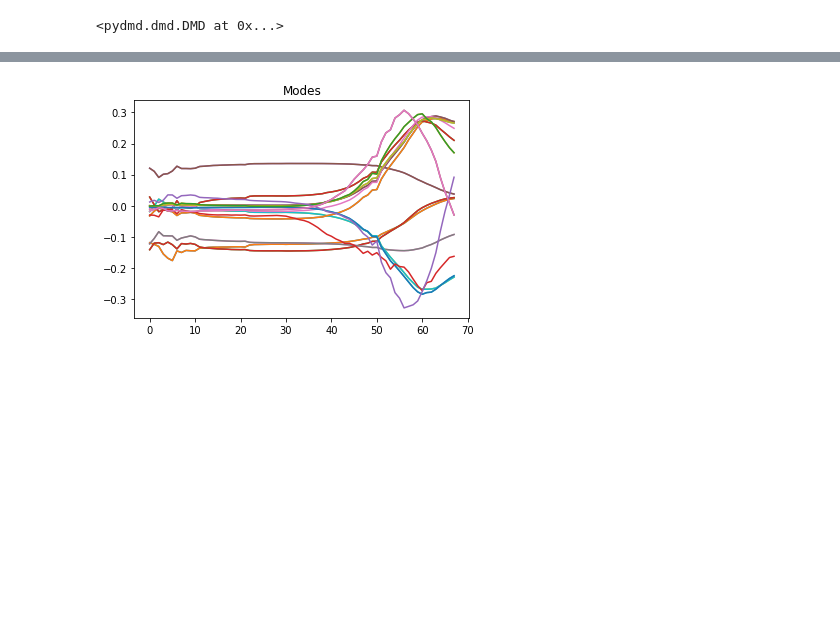
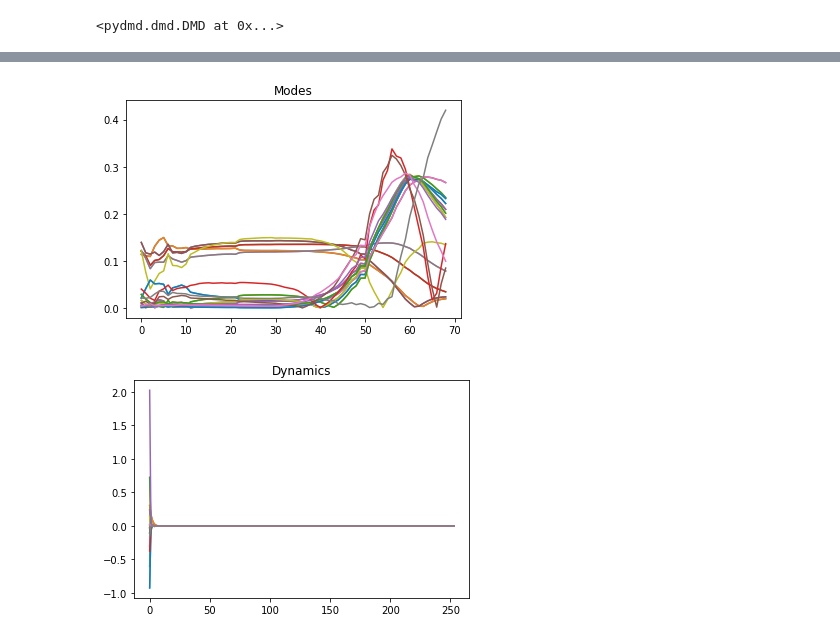
Before and after one commit to JuliaBriden/coronavirus-dmdc, a Jupyter notebook: World Data.ipynb, the cells around one changed output, grey strips where cells are left out. Cells and saved outputs as stored; diff of their text form; code cells hidden in the pictures; blank space fills up the shorter version.

```diff
--- a/World Data.ipynb
+++ b/World Data.ipynb
@@ -172,8 +175,15 @@ Eigenvalue (-0.0030294413542344047-0.0008060616189093864j): distance from unit c
 # %%
 # modes for each date and country
 for mode in dmd.modes.T:
-    plt.plot(mode.real)
+    plt.plot(abs(mode.real))
     plt.title('Modes')
 plt.show()
+
+
+for dynamic in dmd.dynamics:
+    plt.plot(dynamic.real)
+    plt.title('Dynamics')
+plt.show()
 # %% [output]
-[figure, old version]
+[figure, new version]
+[figure, added]
```
Also changed, not shown: parts of 9 cells of this notebook, 1 other file.
